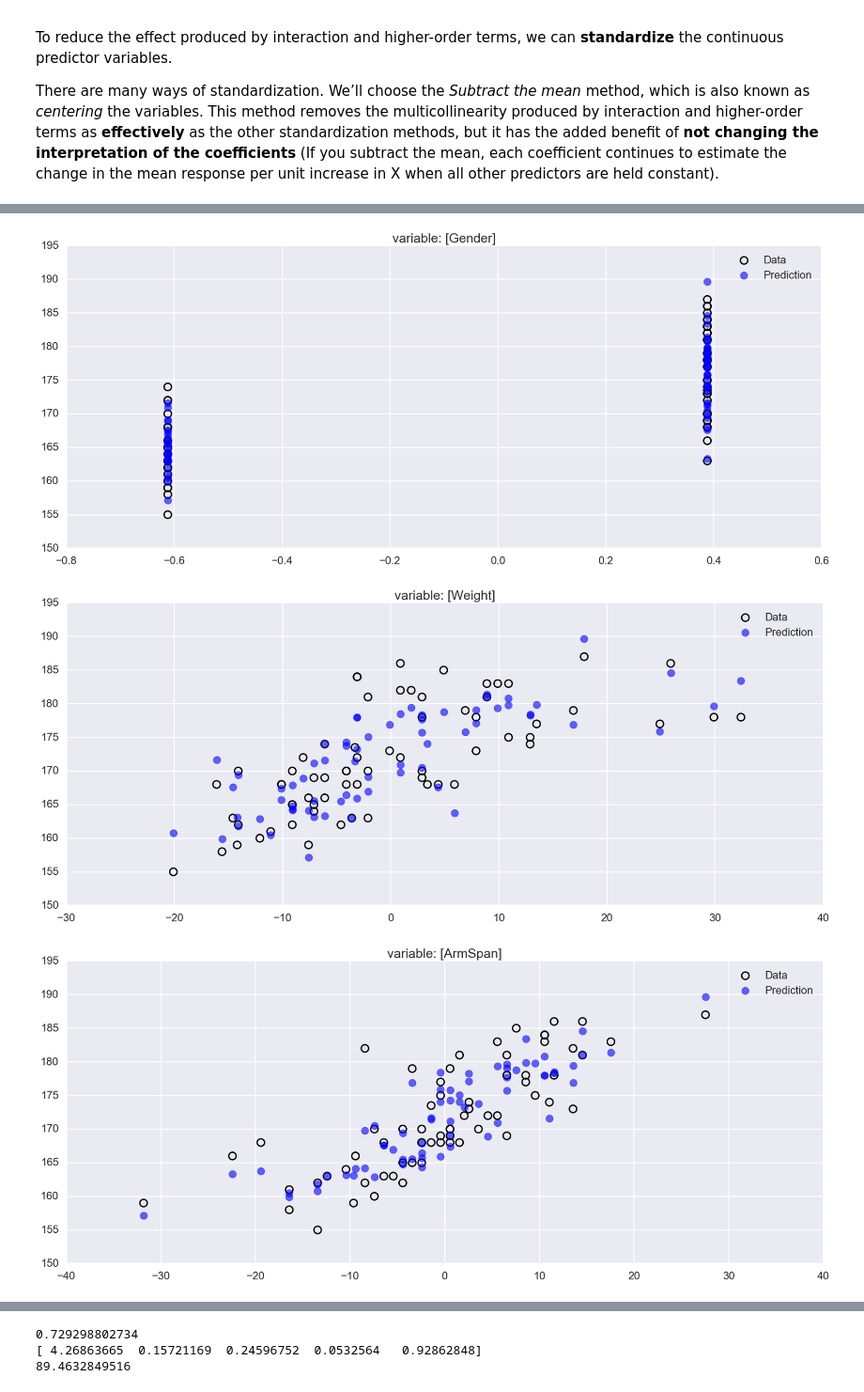
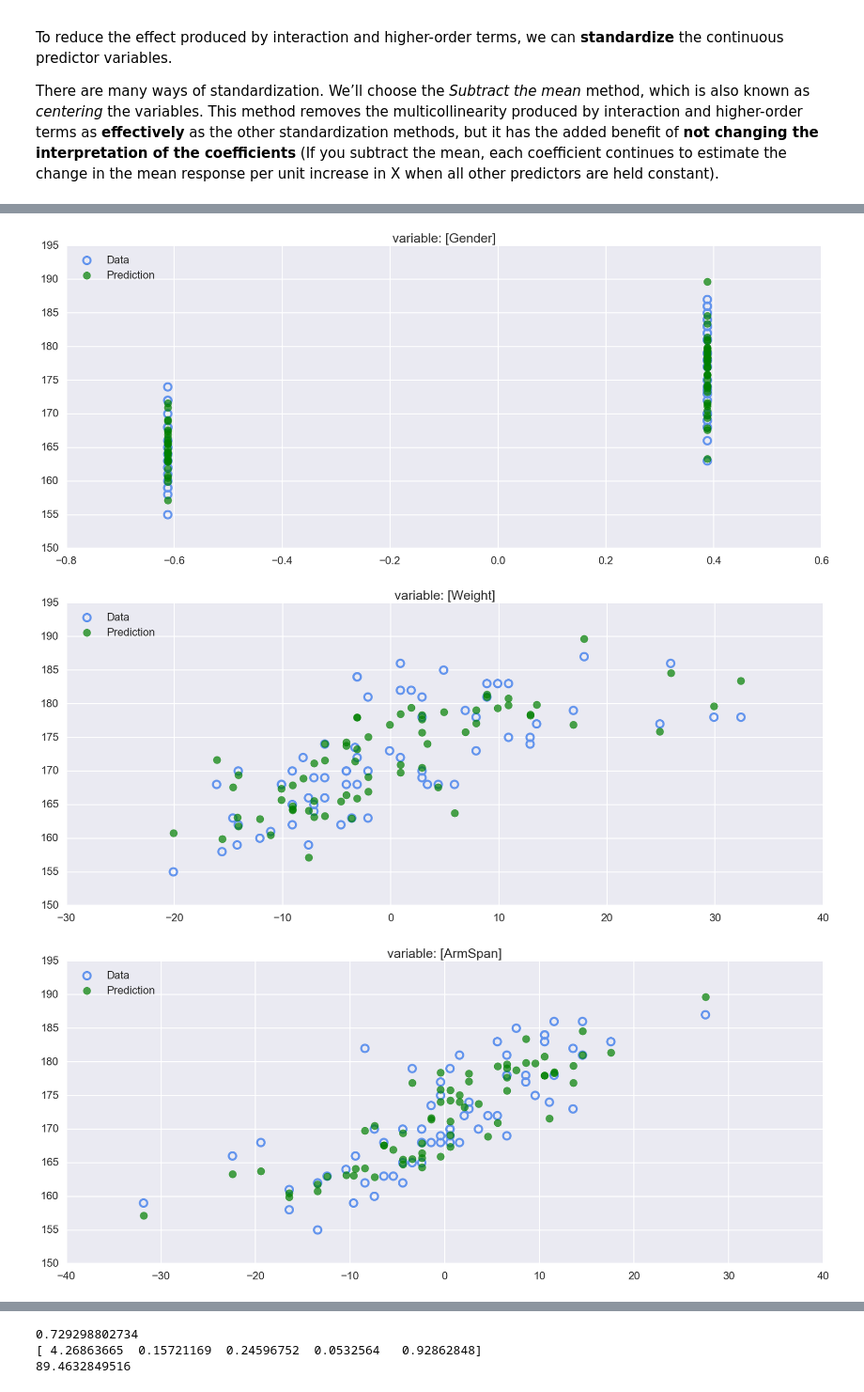
Before and after one commit to brillliantz/Statistics, a Jupyter notebook: EDA_and_Regression_on_Height.ipynb, the cells around one changed output, grey strips where cells are left out. Shown at 94% size. Saved outputs shown, nothing was run; the diff lists cells and outputs as text; code cells hidden in the pictures.

```diff
--- a/EDA_and_Regression_on_Height.ipynb
+++ b/EDA_and_Regression_on_Height.ipynb
@@ -693,0 +789,4 @@ conf_interval(res_central, X_train.ix[:, 3], Y_train)
+# %%
+sns.set_context('paper')
+fig = plt.figure(figsize=(12,8))
+fig = sm.graphics.plot_ccpr_grid(res_central, fig=fig)
@@ -694,24 +795,29 @@ conf_interval(res_central, X_train.ix[:, 3], Y_train)
+# %%
+sns.set_context('poster')
 # %%
 def plot_fit(res, xin, yin, xout=None, yout=None, n=0):
+    """Accept both statsmodels and sklearn regression results.
+
+    """
     if type(res) == sm.regression.linear_model.RegressionResultsWrapper:
         xin = sm.add_constant(xin)
         n += 1
     plt.figure(figsize=(20,8))
     plt.scatter(xin.ix[:, n],
-                yin, label='Data', facecolors='none', s=120, edgecolors='k', linewidth='2')
+                yin, label='Data', facecolors='none', s=120, edgecolors='cornflowerblue', linewidth='3')
     plt.hold('on')
     plt.scatter(xin.ix[:, n],
-                res.predict(xin), label='Prediction', color='b', alpha=0.6,
+                res.predict(xin), label='Prediction', color='g', alpha=0.7,
                 #edgecolors='none',
                 s=120)
-    plt.legend(loc='best')
+    plt.legend(loc='upper left')
     plt.title('variable: [{0}]'.format(xin.columns[n]))
 # %%
-#print central(X_train).ix[:, [0, 1]]
+sns.set_context('poster')
 for i in range(4):
     plot_fit(res_central, central(X_train), Y_train, n=i)
     plt.show()
 # %% [output]
-[figure, old version]
+[figure, new version]
-[figure, old version]
+[figure, new version]
-[figure, old version]
+[figure, new version]
```
Also changed, not shown: parts of 25 cells of this notebook.
